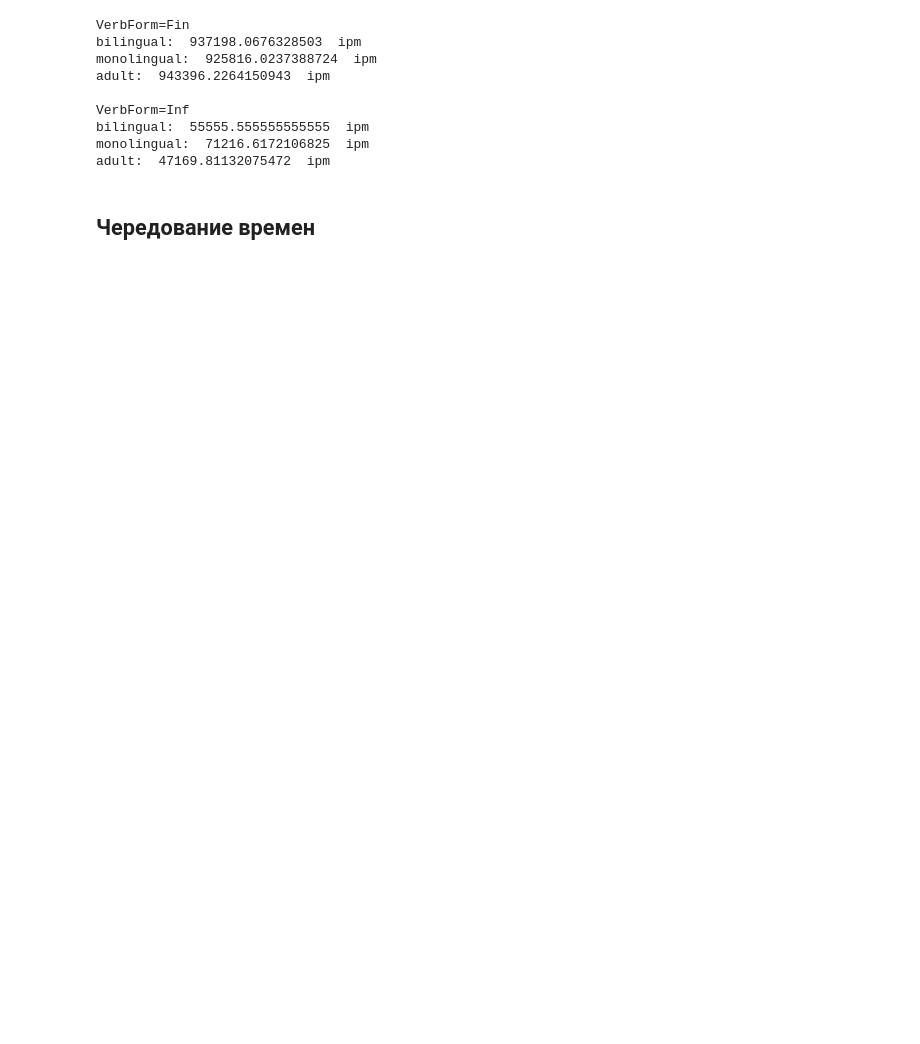
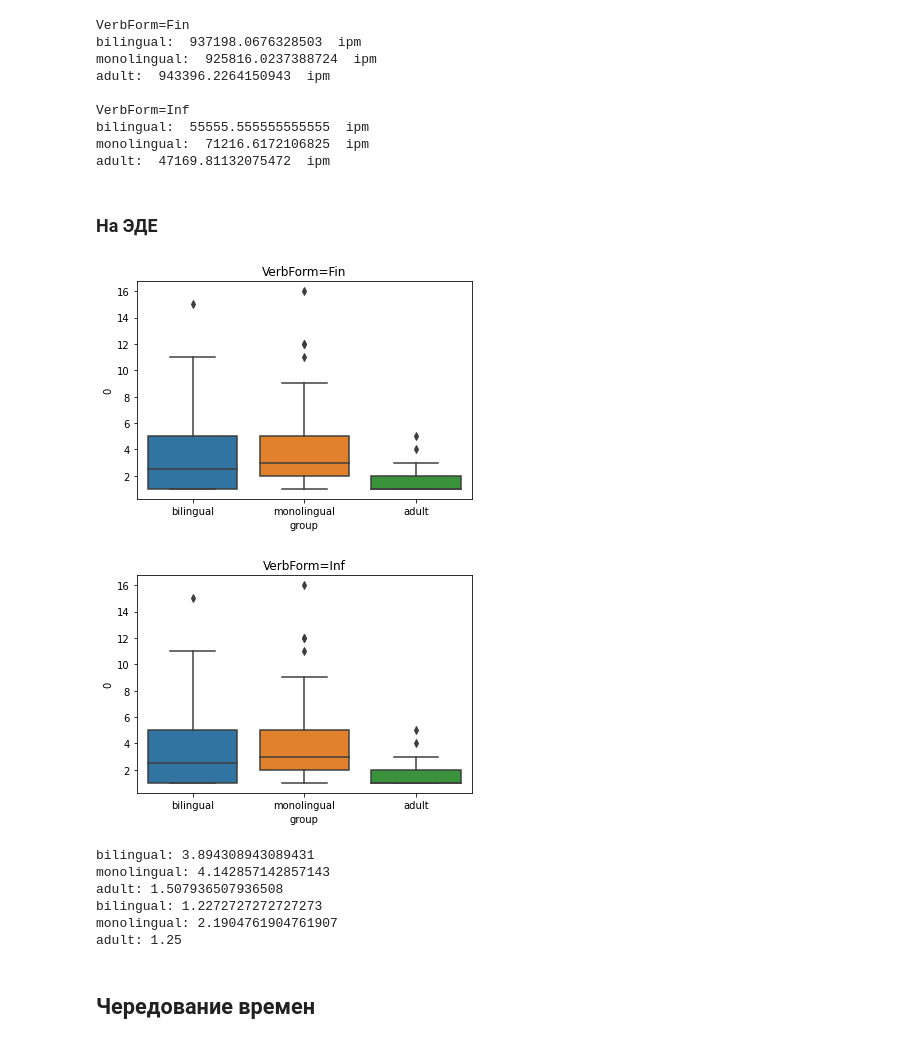
Before and after one commit to BunnyNoBugs/narratives-2021, a Jupyter notebook: syntax_analysis.ipynb, the cells around one changed output. Drawn from its saved outputs; the diff is of its cells as text; code cells hidden in the pictures; blank space fills up the shorter version.

```diff
--- a/syntax_analysis.ipynb
+++ b/syntax_analysis.ipynb
@@ -119,0 +139,7 @@ adult:  198686.37110016422  ipm
+# %%
+for pos in ['ADJ', 'CCONJ', 'SCONJ', 'PART', 'NOUN']:
+    print(pos)
+    for group in group_names:
+        group_df = all_df[all_df['group'] == group]
+        print(f"{group}: {group_df[group_df['upos'] == pos].groupby('segment_id').size().mean()}")
+    print()
@@ -140,6 +186,32 @@ VerbForm=Inf
 bilingual:  55555.555555555555  ipm
 monolingual:  71216.6172106825  ipm
 adult:  47169.81132075472  ipm
+# %% [markdown]
+### На ЭДЕ
+# %%
+verb_df = all_df[all_df['upos'] == 'VERB']
+for form in ['VerbForm=Fin', 'VerbForm=Inf']:
+    form_df = pd.DataFrame(all_df[all_df['feats'].apply(lambda x: form in x)].groupby(['segment_id', 'group']).size())
+    form_df = pos_df.reset_index()
+    ax = sns.boxplot(x='group', y=0, data=form_df)
+    ax.set_title(f'{form}')
+    plt.show()
+# %% [output]
+[figure, added]
+[figure, added]
+# %%
+for form in ['VerbForm=Fin', 'VerbForm=Inf']:
+    print(fom)
+    for group in group_names:
+        group_df = all_df[all_df['group'] == group]
+        print(f"{group}: {group_df[group_df['feats'].apply(lambda x: form in x)].groupby('segment_id').size().mean()}")
+# %% [output]
+bilingual: 3.894308943089431
+monolingual: 4.142857142857143
+adult: 1.507936507936508
+bilingual: 1.2272727272727273
+monolingual: 2.1904761904761907
+adult: 1.25
 # %% [markdown]
 ## Чередование времен
 # %%
```
Also changed, not shown: parts of 15 cells of this notebook.
